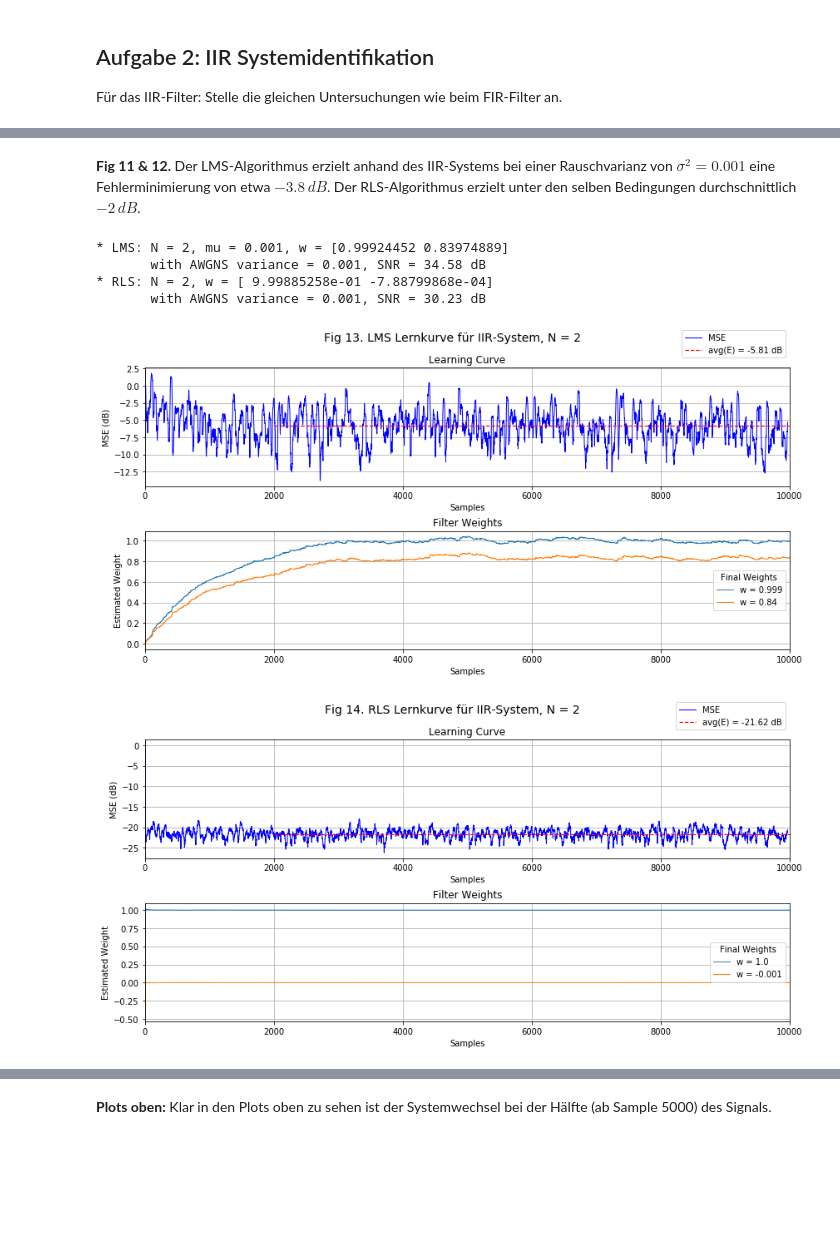
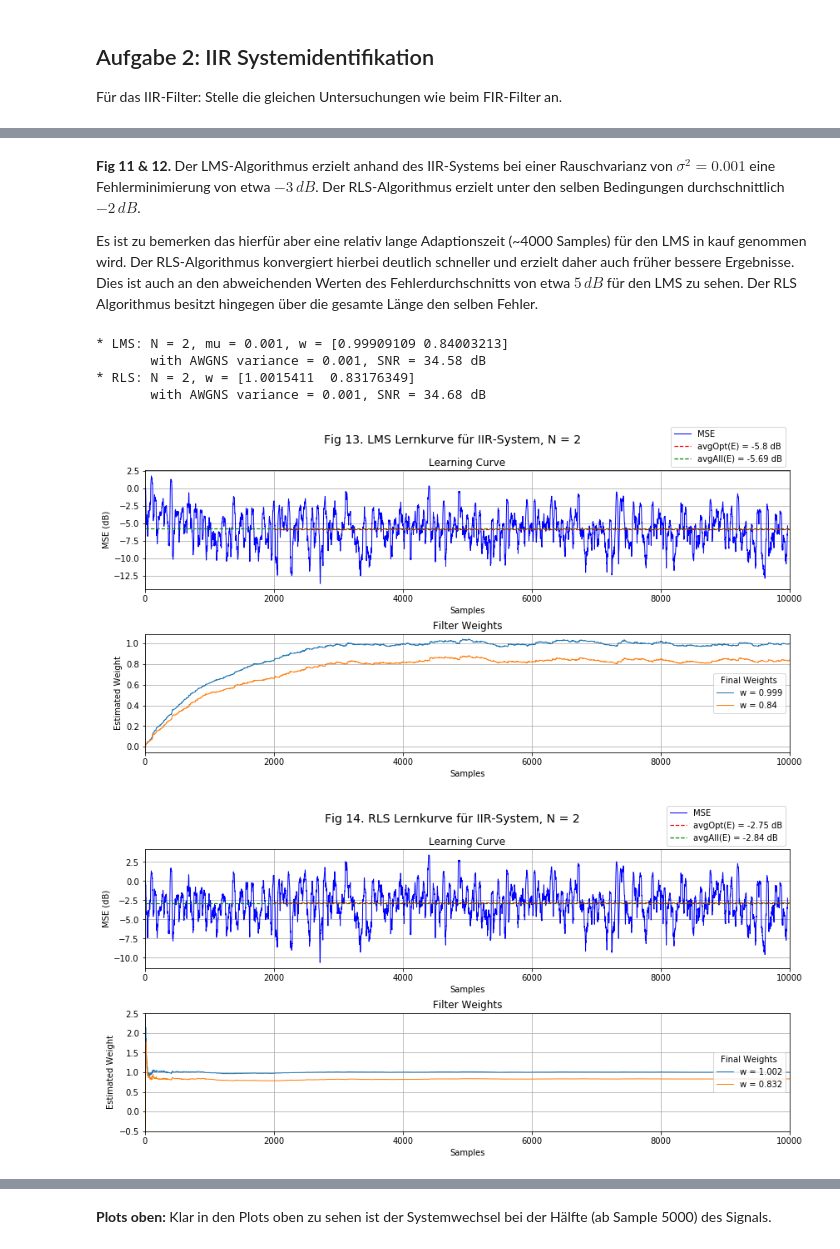
Before and after one commit to xhain/Systemidentifikation, a Jupyter notebook: python/Systemidentifikation.ipynb, the cells around one changed output, grey strips where cells are left out. Saved outputs shown, nothing was run; the diff lists cells and outputs as text; code cells hidden in the pictures; blank space fills up the shorter version.

Commit message:
Went through Notebook. FIR/IIR done. System Change needs optimization. Issue: KLMS not working in Notebook.

```diff
--- a/python/Systemidentifikation.ipynb
+++ b/python/Systemidentifikation.ipynb
@@ -86,7 +90,7 @@ Mit dem hinzufügen des AWGNS können wir die Stabilität des Filters gegenüber
 plotLen = 5000
 
 # N = 1
-N, mu, var = 1, 0.01, 0.001
+N, mu, var = 1, 0.001, 0.001
 HfirDn, SNRdB = ts.addNoise(HfirD, var)
 E, W, w, Yd = algo.lmsAlg(N, mu, HfirX, HfirDn, np.zeros(N))
 ts.errorPlot(E, W, plotLen, 'Fig 1. LMS Lernkurve für FIR-System, N = '+str(N), style='log',avgFrom=1000)
@@ -253,15 +260,15 @@ plotStyle = 'lin'
 
 # LMS, N = 1
 N, mu, var = 1, 0.001, 0.001
-HiirDn, SNRdB = ts.addNoise(HiirX, var)
+HiirDn, SNRdB = ts.addNoise(HiirD, var)
 E, W, w, Yd = algo.lmsAlg(N, mu, HiirX, HiirDn, np.zeros(N))
-ts.errorPlot(E, W, plotLen, 'Fig 11. LMS Lernkurve für IIR-System, N = '+str(N), style='log',avgFrom=1000)
+ts.errorPlot(E, W, plotLen, 'Fig 11. LMS Lernkurve für IIR-System, N = '+str(N), style='log',avgFrom=3000)
 print('       with AWGNS variance = '+str(var)+', SNR = '+str(SNRdB)+' dB')
 
 # RLS, N = 1
 N, var = 1, 0.001
-HiirDn, SNRdB = ts.addNoise(HiirX, var)
+HiirDn, SNRdB = ts.addNoise(HiirD, var)
 E, W, w, Yd = algo.rlsAlg(N, HiirX, HiirDn, np.zeros(N))
-ts.errorPlot(E, W, plotLen, 'Fig 12. RLS Lernkurve für IIR-System, N = '+str(N), style='log',avgFrom=1000)
+ts.errorPlot(E, W, plotLen, 'Fig 12. RLS Lernkurve für IIR-System, N = '+str(N), style='log',avgFrom=3000)
 print('       with AWGNS variance = '+str(var)+', SNR = '+str(SNRdB)+' dB')
 # %% [output]
@@ -274,28 +281,31 @@ print('       with AWGNS variance = '+str(var)+', SNR = '+str(SNRdB)+' dB')
 # %% [markdown]
-**Fig 11 & 12.** Der LMS-Algorithmus erzielt anhand des IIR-Systems bei einer Rauschvarianz von $\sigma^2 = 0.001$ eine Fehlerminimierung von etwa $-3.8\,dB$. Der RLS-Algorithmus erzielt unter den selben Bedingungen durchschnittlich $-2\,dB$.
+**Fig 11 & 12.**
+Der LMS-Algorithmus erzielt anhand des IIR-Systems bei einer Rauschvarianz von $\sigma^2 = 0.001$ eine Fehlerminimierung von etwa $-3\,dB$. Der RLS-Algorithmus erzielt unter den selben Bedingungen durchschnittlich $-2\,dB$.
+
+Es ist zu bemerken das hierfür aber eine relativ lange Adaptionszeit (~4000 Samples) für den LMS in kauf genommen wird. Der RLS-Algorithmus konvergiert hierbei deutlich schneller und erzielt daher auch früher bessere Ergebnisse. Dies ist auch an den abweichenden Werten des Fehlerdurchschnitts von etwa $5 \, dB$ für den LMS zu sehen. Der RLS Algorithmus besitzt hingegen über die gesamte Länge den selben Fehler.
 # %%
 # Length of displayed plot
 plotLen = 10000
 plotStyle = 'lin'
 
 # LMS, N = 2
 N, mu, var = 2, 0.001, 0.001
 HiirDn, SNRdB = ts.addNoise(HiirD, var)
 E, W, w, Yd = algo.lmsAlg(N, mu, HiirX, HiirDn, np.zeros(N))
 ts.errorPlot(E, W, plotLen, 'Fig 13. LMS Lernkurve für IIR-System, N = '+str(N), style='log',avgFrom=2000)
 print('       with AWGNS variance = '+str(var)+', SNR = '+str(SNRdB)+' dB')
 
 # RLS, N = 2
 N, var = 2, 0.001
-HiirDn, SNRdB = ts.addNoise(HiirX, var)
+HiirDn, SNRdB = ts.addNoise(HiirD, var)
 E, W, w, Yd = algo.rlsAlg(N, HiirX, HiirDn, np.zeros(N))
 ts.errorPlot(E, W, plotLen, 'Fig 14. RLS Lernkurve für IIR-System, N = '+str(N), style='log',avgFrom=2000)
 print('       with AWGNS variance = '+str(var)+', SNR = '+str(SNRdB)+' dB')
 # %% [output]
-* LMS: N = 2, mu = 0.001, w = [0.99924452 0.83974889]
+* LMS: N = 2, mu = 0.001, w = [0.99909109 0.84003213]
        with AWGNS variance = 0.001, SNR = 34.58 dB
-* RLS: N = 2, w = [ 9.99885258e-01 -7.88799868e-04]
-       with AWGNS variance = 0.001, SNR = 30.23 dB
+* RLS: N = 2, w = [1.0015411  0.83176349]
+       with AWGNS variance = 0.001, SNR = 34.68 dB
-[figure, old version]
+[figure, new version]
-[figure, old version]
+[figure, new version]
 # %% [markdown]
```
Also changed, not shown: parts of 32 cells of this notebook.
